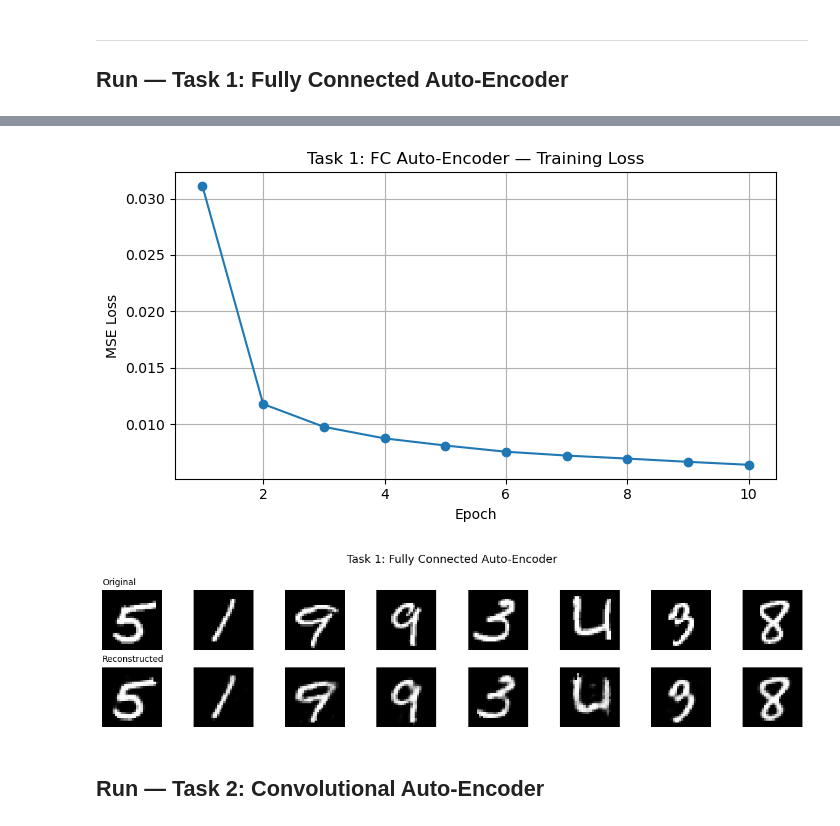
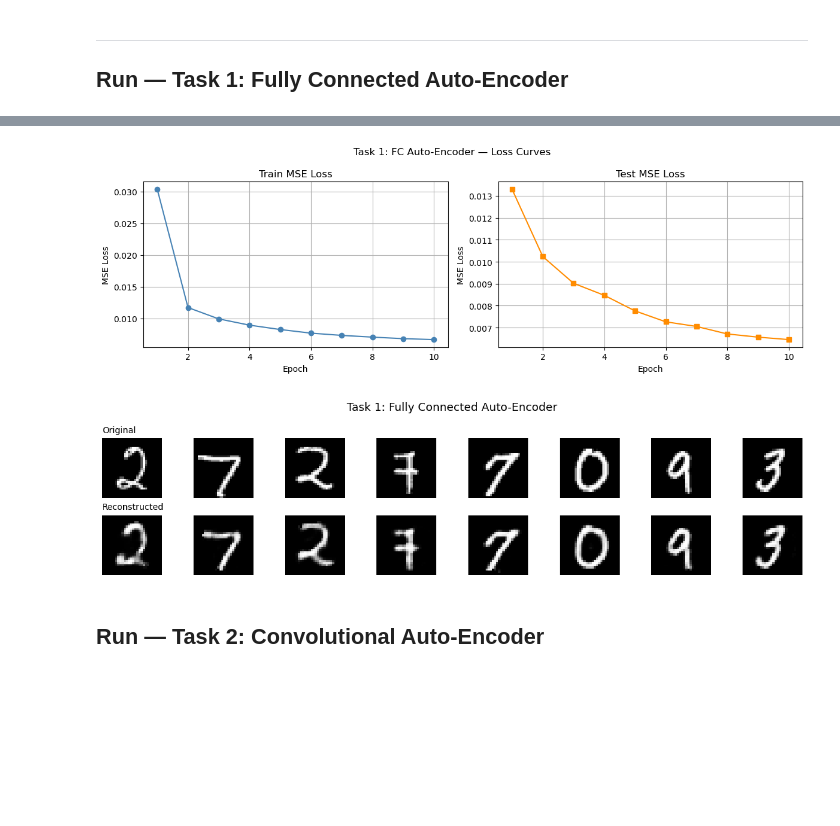
Before and after one commit to OlcayISIK/SWE591-NeuralNetwork_DeepLearning, a Jupyter notebook: autoencoders.ipynb, the cells around one changed output, grey strips where cells are left out. Drawn from its saved outputs; the diff is of its cells as text; code cells hidden in the pictures; blank space fills up the shorter version.

Commit message:
add: train and loss compare graph added

```diff
--- a/autoencoders.ipynb
+++ b/autoencoders.ipynb
@@ -234,16 +243,26 @@ def train(model, dataloader, num_epochs=10, lr=1e-3):
 ---
 ## Loss Chart
 Plots MSE loss per epoch — a steadily decreasing curve means the model is learning.
-# %%
-def plot_loss(loss_history, title='Training Loss'):
-    plt.figure(figsize=(7, 4))
-    plt.plot(range(1, len(loss_history) + 1), loss_history, marker='o')
-    plt.title(title)
-    plt.xlabel('Epoch')
-    plt.ylabel('MSE Loss')
-    plt.grid(True)
-    plt.tight_layout()
-    plt.show()
+# %%
+def plot_loss(train_losses, test_losses, title='Loss Curves'):
+    epochs = range(1, len(train_losses) + 1)
+    fig, (ax1, ax2) = plt.subplots(1, 2, figsize=(12, 4))
+
+    ax1.plot(epochs, train_losses, marker='o', color='steelblue')
+    ax1.set_title('Train MSE Loss')
+    ax1.set_xlabel('Epoch')
+    ax1.set_ylabel('MSE Loss')
+    ax1.grid(True)
+
+    ax2.plot(epochs, test_losses, marker='s', color='darkorange')
+    ax2.set_title('Test MSE Loss')
+    ax2.set_xlabel('Epoch')
+    ax2.set_ylabel('MSE Loss')
+    ax2.grid(True)
+
+    plt.suptitle(title)
+    plt.tight_layout()
+    plt.show()
 # %% [markdown]
 ---
 ## Reconstruction Visualization
@@ -330,11 +349,11 @@ def plot_tsne(embeddings, labels, title='t-SNE'):
 ## Run — Task 1: Fully Connected Auto-Encoder
 # %%
 fc_autoencoder = FCAutoEncoder(input_dim=784, hidden_dim=256, latent_dim=64)
-fc_autoencoder.apply(init_weights)  # apply He initialization
+fc_autoencoder.apply(init_weights)
 print(fc_autoencoder)
 
-loss1 = train(fc_autoencoder, dataloader, num_epochs=10)
-plot_loss(loss1, title='Task 1: FC Auto-Encoder — Training Loss')
+train_losses1, test_losses1 = train(fc_autoencoder, dataloader, test_images, num_epochs=10)
+plot_loss(train_losses1, test_losses1, title='Task 1: FC Auto-Encoder — Loss Curves')
 visualize(fc_autoencoder, dataloader, title='Task 1: Fully Connected Auto-Encoder')
 # %% [output]
 FCAutoEncoder(
@@ -357,5 +376,5 @@ Epoch [10/10]  MSE Loss: 0.006402
-[figure, old version]
+[figure, new version]
-[figure, old version]
+[figure, new version]
 # %% [markdown]
 ## Run — Task 2: Convolutional Auto-Encoder
 # %%
```
Also changed, not shown: parts of 6 cells of this notebook.
